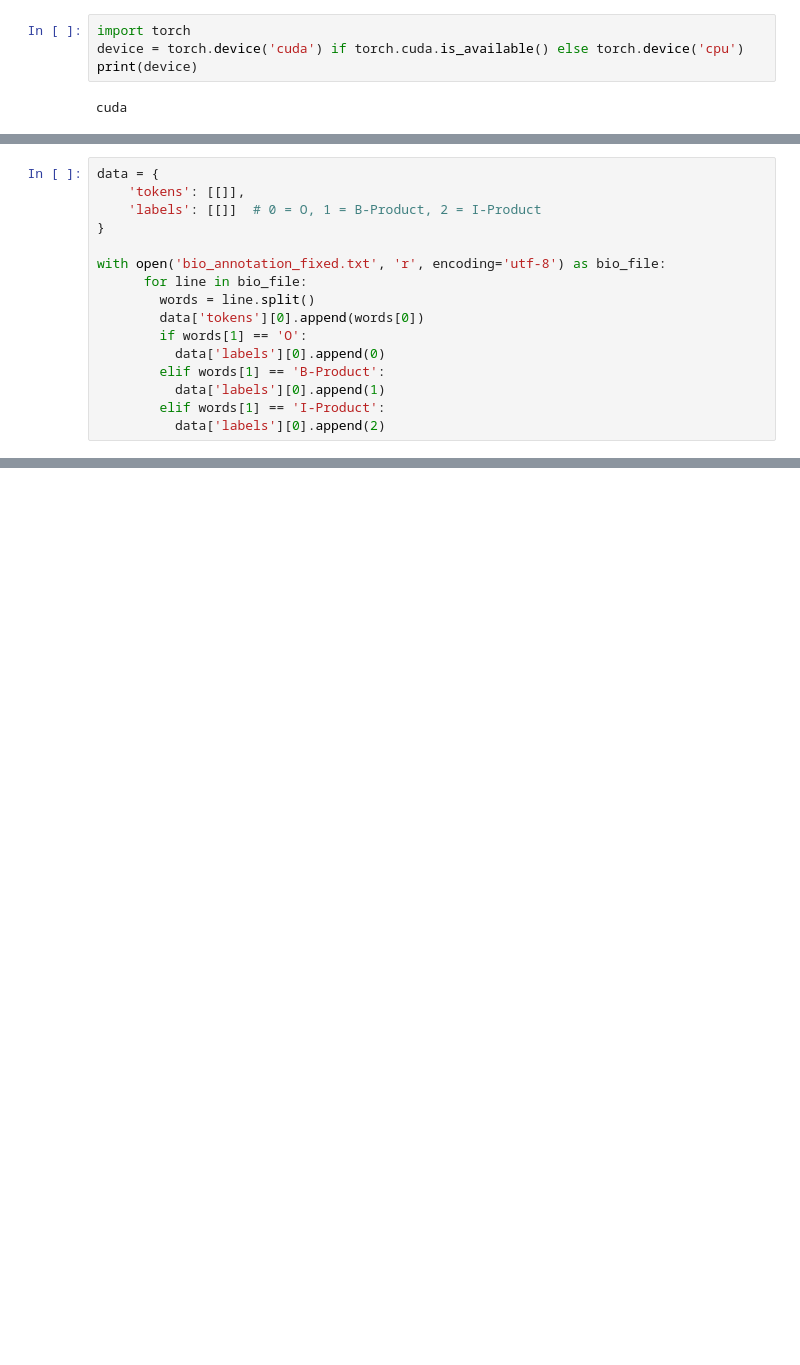
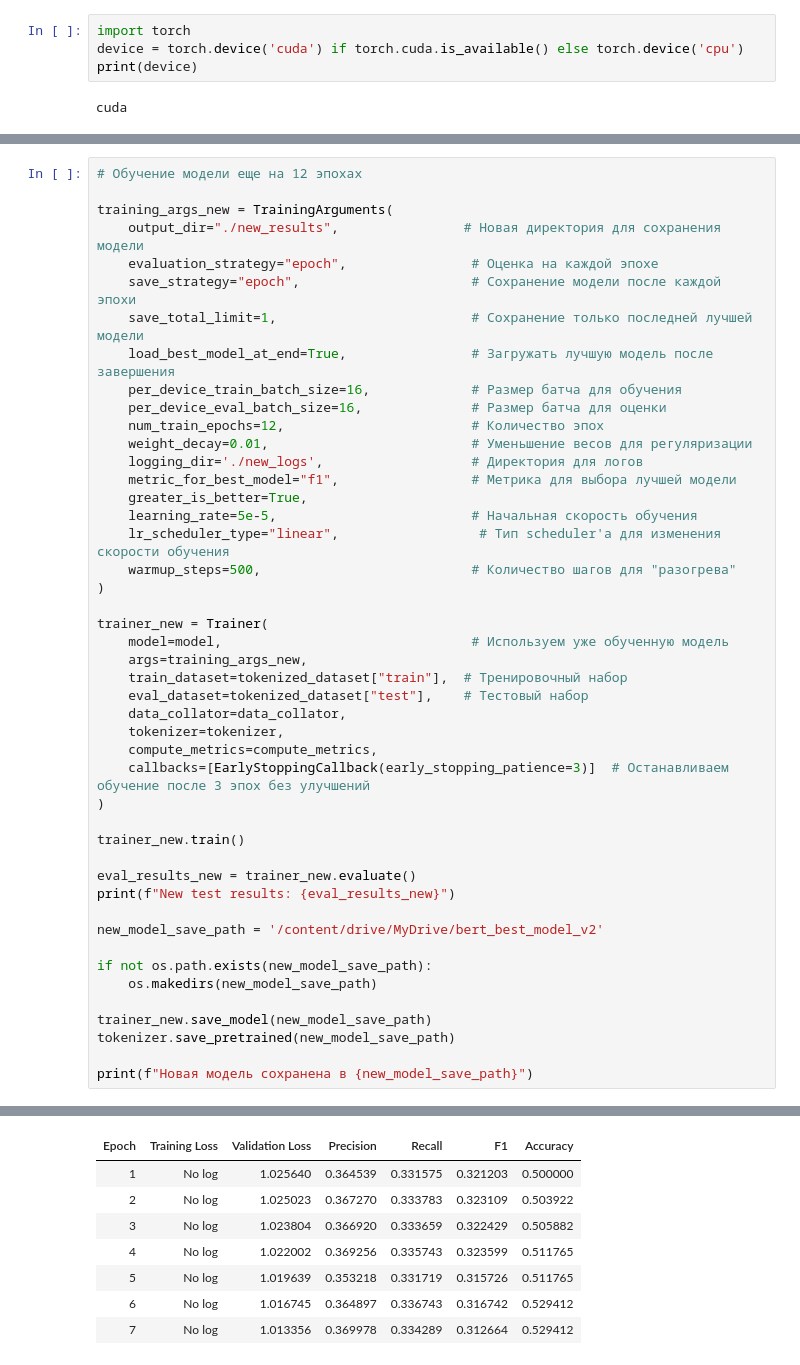
Before and after one commit to MariaGorelik/NER_furniture_stores, a Jupyter notebook: NER_furniture_stores.ipynb, the cells around one changed output, grey strips where cells are left out. Cells and saved outputs as stored; diff of their text form; blank space fills up the shorter version.

Commit message:
Trained model

```diff
--- a/NER_furniture_stores.ipynb
+++ b/NER_furniture_stores.ipynb
@@ -337,19 +26,3 @@ Requirement already satisfied: python-dateutil>=2.8.2 in /usr/local/lib/python3.
 Requirement already satisfied: pytz>=2020.1 in /usr/local/lib/python3.10/dist-packages (from pandas->datasets) (2024.2)
 Requirement already satisfied: tzdata>=2022.7 in /usr/local/lib/python3.10/dist-packages (from pandas->datasets) (2024.2)
 Requirement already satisfied: six>=1.5 in /usr/local/lib/python3.10/dist-packages (from python-dateutil>=2.8.2->pandas->datasets) (1.16.0)
-# %%
-data = {
-    'tokens': [[]],
-    'labels': [[]]  # 0 = O, 1 = B-Product, 2 = I-Product
-}
-
-with open('bio_annotation_fixed.txt', 'r', encoding='utf-8') as bio_file:
-      for line in bio_file:
-        words = line.split()
-        data['tokens'][0].append(words[0])
-        if words[1] == 'O':
-          data['labels'][0].append(0)
-        elif words[1] == 'B-Product':
-          data['labels'][0].append(1)
-        elif words[1] == 'I-Product':
-          data['labels'][0].append(2)
@@ -539,0 +184,47 @@ tokenizer_24 = BertTokenizerFast.from_pretrained("./saved_model_24")
+# %%
+# Обучение модели еще на 12 эпохах
+
+training_args_new = TrainingArguments(
+    output_dir="./new_results",                # Новая директория для сохранения модели
+    evaluation_strategy="epoch",                # Оценка на каждой эпохе
+    save_strategy="epoch",                      # Сохранение модели после каждой эпохи
+    save_total_limit=1,                         # Сохранение только последней лучшей модели
+    load_best_model_at_end=True,                # Загружать лучшую модель после завершения
+    per_device_train_batch_size=16,             # Размер батча для обучения
+    per_device_eval_batch_size=16,              # Размер батча для оценки
+    num_train_epochs=12,                        # Количество эпох
+    weight_decay=0.01,                          # Уменьшение весов для регуляризации
+    logging_dir='./new_logs',                   # Директория для логов
+    metric_for_best_model="f1",                 # Метрика для выбора лучшей модели
+    greater_is_better=True,
+    learning_rate=5e-5,                         # Начальная скорость обучения
+    lr_scheduler_type="linear",                  # Тип scheduler'а для изменения скорости обучения
+    warmup_steps=500,                           # Количество шагов для "разогрева"
+)
+
+trainer_new = Trainer(
+    model=model,                                # Используем уже обученную модель
+    args=training_args_new,
+    train_dataset=tokenized_dataset["train"],  # Тренировочный набор
+    eval_dataset=tokenized_dataset["test"],    # Тестовый набор
+    data_collator=data_collator,
+    tokenizer=tokenizer,
+    compute_metrics=compute_metrics,
+    callbacks=[EarlyStoppingCallback(early_stopping_patience=3)]  # Останавливаем обучение после 3 эпох без улучшений
+)
+
+trainer_new.train()
+
+eval_results_new = trainer_new.evaluate()
+print(f"New test results: {eval_results_new}")
+
+new_model_save_path = '/content/drive/MyDrive/bert_best_model_v2'
+
+if not os.path.exists(new_model_save_path):
+    os.makedirs(new_model_save_path)
+
+trainer_new.save_model(new_model_save_path)
+tokenizer.save_pretrained(new_model_save_path)
+
+print(f"Новая модель сохранена в {new_model_save_path}")
+# %% [output]
@@ -539,0 +232,8 @@ tokenizer_24 = BertTokenizerFast.from_pretrained("./saved_model_24")
+| Epoch | Training Loss | Validation Loss | Precision | Recall | F1 | Accuracy |
+| 1 | No log | 1.025640 | 0.364539 | 0.331575 | 0.321203 | 0.500000 |
+| 2 | No log | 1.025023 | 0.367270 | 0.333783 | 0.323109 | 0.503922 |
+| 3 | No log | 1.023804 | 0.366920 | 0.333659 | 0.322429 | 0.505882 |
+| 4 | No log | 1.022002 | 0.369256 | 0.335743 | 0.323599 | 0.511765 |
+| 5 | No log | 1.019639 | 0.353218 | 0.331719 | 0.315726 | 0.511765 |
+| 6 | No log | 1.016745 | 0.364897 | 0.336743 | 0.316742 | 0.529412 |
+| 7 | No log | 1.013356 | 0.369978 | 0.334289 | 0.312664 | 0.529412 |
```
Also changed, not shown: parts of 35 cells of this notebook.
